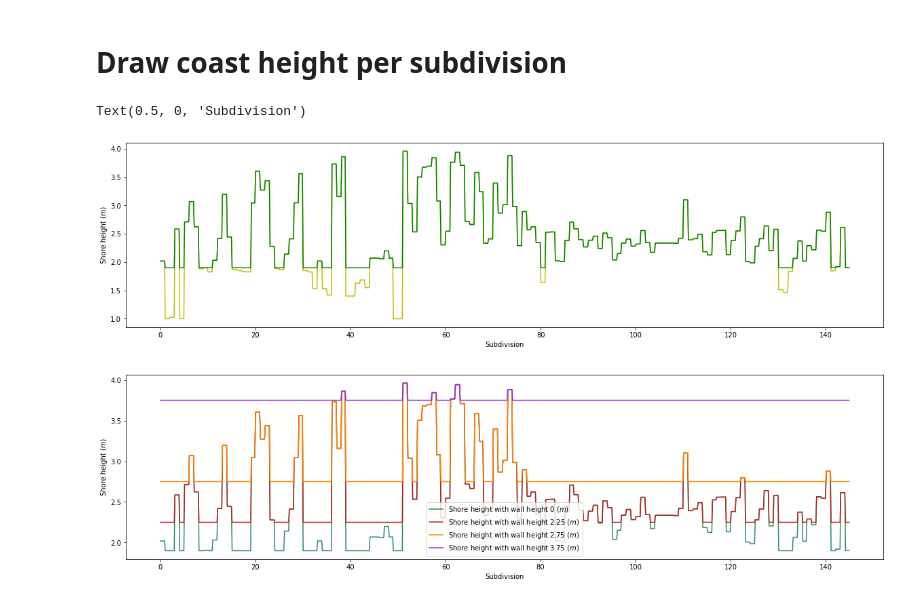
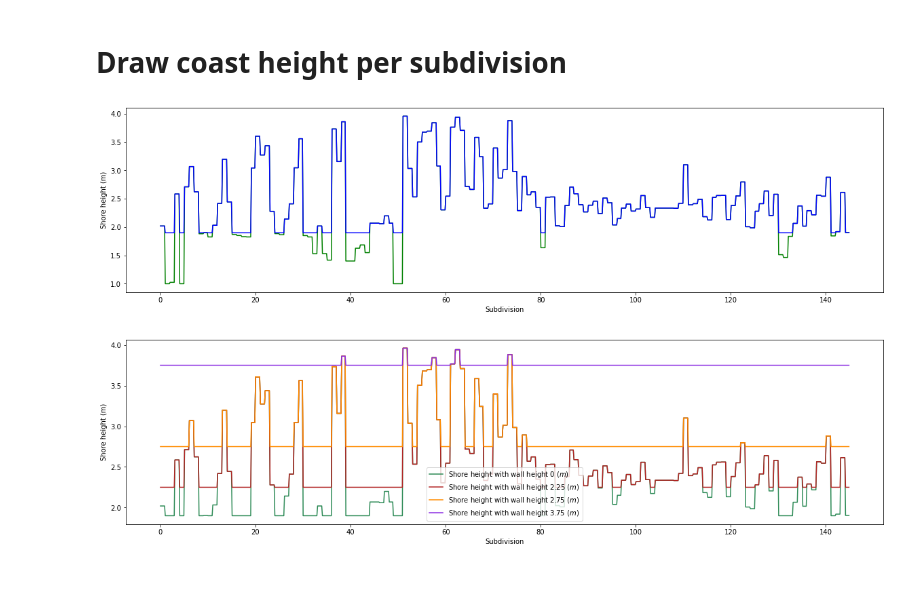
Before and after one commit to ym2540/GISSR_Optimization, a Jupyter notebook: ideal/ideal_test.ipynb, the cells around one changed output. Drawn from its saved outputs; the diff is of its cells as text; code cells hidden in the pictures.

```diff
--- a/ideal/ideal_test.ipynb
+++ b/ideal/ideal_test.ipynb
@@ -416,26 +416,25 @@ plt.plot(ts, h)
 # %%
 def coast_h(x):
     x = np.floor(x)
     return Topo.shore_height[x.astype(int)]
 def coast_h_wall(x):
     x = np.floor(x)
     return Topo.shore_height_wall[x.astype(int)]
 
 x = np.linspace(0, Topo.shore_height.size, 1000, endpoint=False)
 h = coast_h(x)
 h_w = coast_h_wall(x)
 
 fig = plt.figure()
-plt.plot(x, h_w, 'y')
-plt.plot(x, h, 'g')
+plt.plot(x, h_w, 'g')
+plt.plot(x, h, 'b')
 
 fig.set_size_inches(20,5)
 plt.ylabel(r"Shore height (m)")
 plt.xlabel(r"Subdivision")
 plt.savefig("Output/coast_height_per_subdiv.png", transparent=True, bbox_inches='tight')
 # %% [output]
-Text(0.5, 0, 'Subdivision')
-[figure, old version]
+[figure, new version]
 # %%
 def coast_h_wall(x, h):
     x = np.floor(x)
```
Also changed, not shown: 9 other files.
